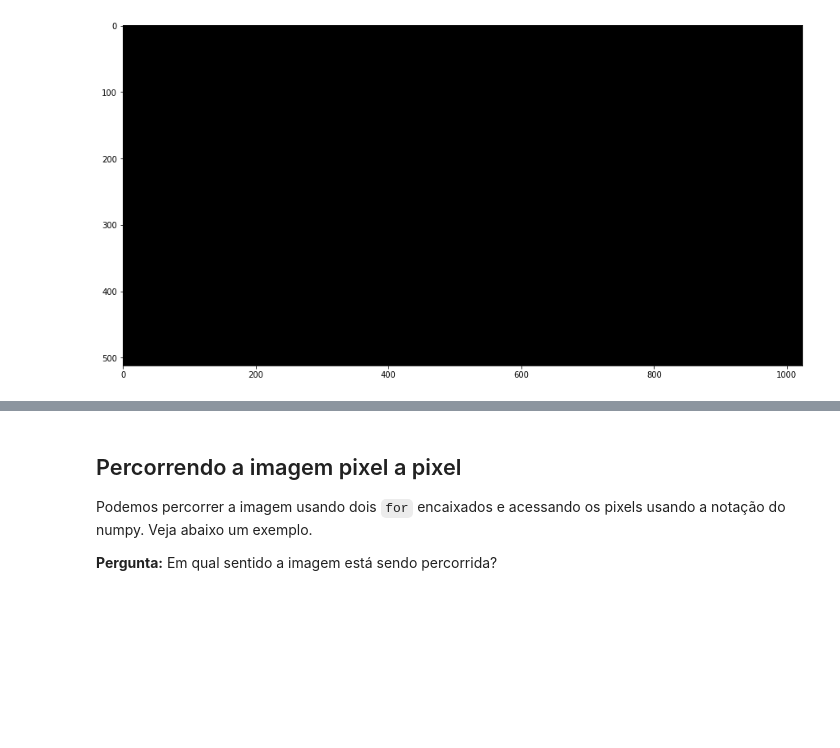
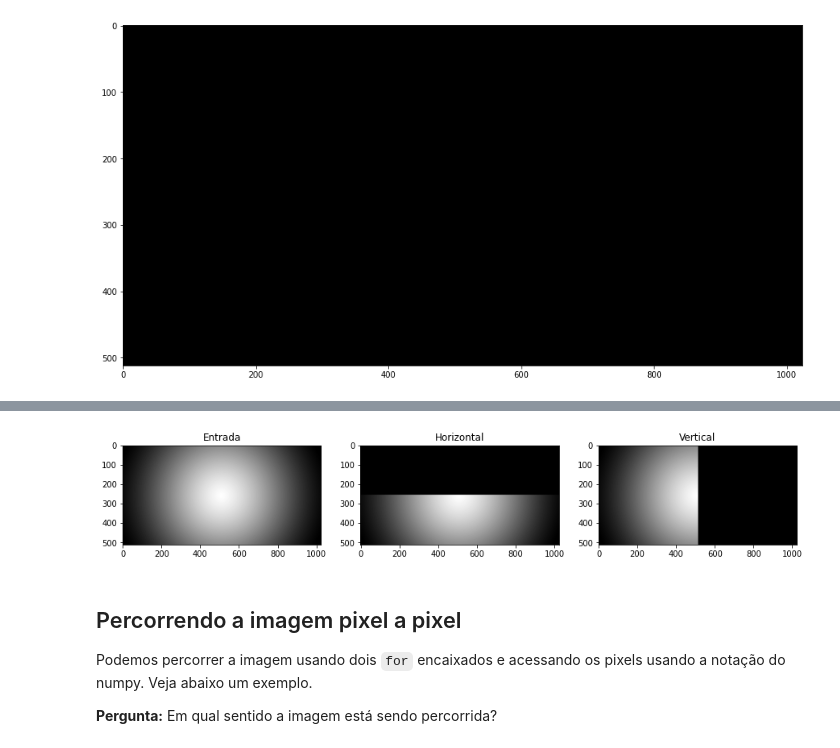
Before and after one commit to Insper/robotica-computacional, a Jupyter notebook: docs/modulos/01-imagens-e-matrizes/atividade2.ipynb, the cells around one changed output, grey strips where cells are left out. Drawn from its saved outputs; the diff is of its cells as text; code cells hidden in the pictures; blank space fills up the shorter version.

```diff
--- a/docs/modulos/01-imagens-e-matrizes/atividade2.ipynb
+++ b/docs/modulos/01-imagens-e-matrizes/atividade2.ipynb
@@ -92,3 +100,31 @@ plt.show()
+# %%
+horizontal = entrada.copy()
+vertical = entrada.copy()
+
+width, height = entrada.shape
+
+# Corte Horizontal
+horizontal[:int(width/2), :] = 0
+
+# Corte Vertical
+vertical[:, int(height/2):] = 0
+
+# Show entrada, horizontal and vertical
+plt.subplot(1,3,1)
+plt.title("Entrada")
+plt.imshow(entrada, cmap='gray', vmin=0, vmax=255)
+
+plt.subplot(1,3,2)
+plt.title("Horizontal")
+plt.imshow(horizontal, cmap='gray', vmin=0, vmax=255)
+
+plt.subplot(1,3,3)
+plt.title("Vertical")
+plt.imshow(vertical, cmap='gray', vmin=0, vmax=255)
+
+plt.show()
+# %% [output]
+[figure, added]
 # %% [markdown]
 ## Percorrendo a imagem pixel a pixel
 
```
Also changed, not shown: parts of 3 cells of this notebook.
